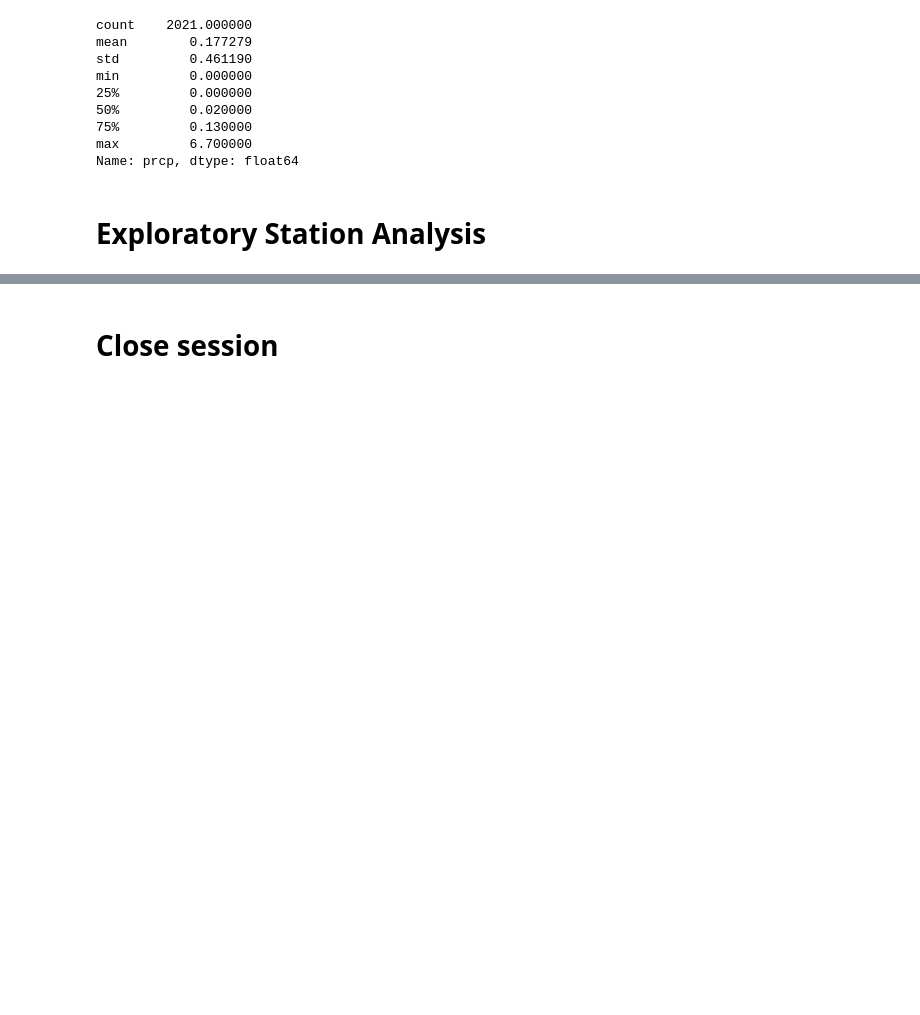
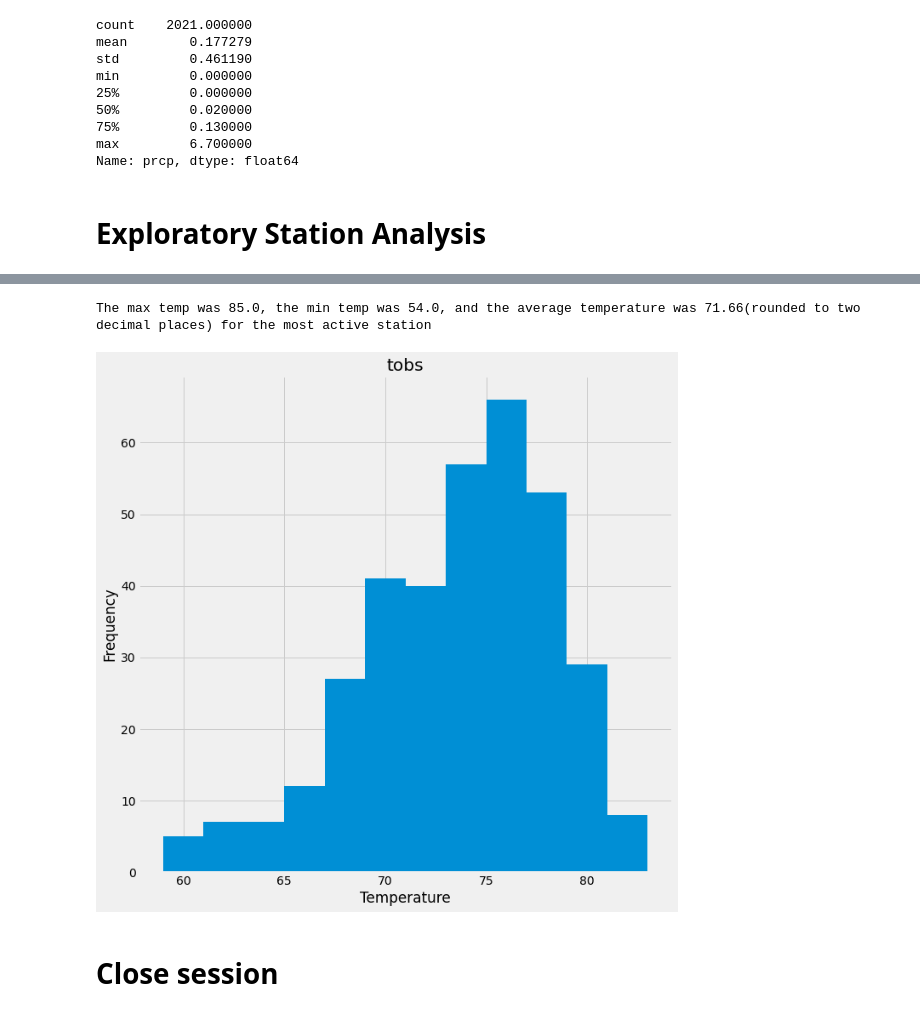
Before and after one commit to Slainte91/sqlalchemy-challenge, a Jupyter notebook: Files/climate_starter.ipynb, the cells around one changed output, grey strips where cells are left out. Drawn from its saved outputs; the diff is of its cells as text; code cells hidden in the pictures; blank space fills up the shorter version.

```diff
--- a/Files/climate_starter.ipynb
+++ b/Files/climate_starter.ipynb
@@ -102,3 +115,34 @@ Name: prcp, dtype: float64
+# %%
+# Using the most active station id from the previous query, calculate the lowest, highest, and average temperature.
+most_active = session.query(measurement.date, measurement.tobs).\
+                   filter(measurement.station == 'USC00519281').all()
+tobs_rows = [{"Date": result[0], "tobs": result[1]} for result in most_active]
+
+# Save the query results as a Pandas DataFrame and set the index to the date column
+df_tobs = pd.DataFrame(tobs_rows).set_index("Date")
+minimum = df_tobs["tobs"].min()
+maximum = df_tobs["tobs"].max()
+average = round(df_tobs["tobs"].mean(),2)
+print(f"The max temp was {maximum}, the min temp was {minimum}, and the average temperature was {average}"\
+      "(rounded to two decimal places) for the most active station.")
+# %% [output]
+The max temp was 85.0, the min temp was 54.0, and the average temperature was 71.66(rounded to two decimal places) for the most active station
+# %%
+# Using the most active station id
+# Query the last 12 months of temperature observation data for this station and plot the results as a histogram
+year_most_active = session.query(measurement.date, measurement.tobs).\
+                   filter(measurement.station == 'USC00519281').filter(measurement.date >= earlier_date).\
+                   filter(measurement.date <= most_recent_date).all()
+year_rows = [{"Date": result[0], "tobs": result[1]} for result in year_most_active]
+
+# Save the query results as a Pandas DataFrame and set the index to the date column
+df_year = pd.DataFrame(year_rows).set_index("Date")
+histplot = df_year.hist(column ="tobs", figsize=(10,10), bins = 12)
+plt.xlabel("Temperature")
+plt.ylabel("Frequency")
+plt.show()
+# %% [output]
+[figure, added]
 # %% [markdown]
 # Close session
 # %%
```
Also changed, not shown: parts of 5 cells of this notebook.
